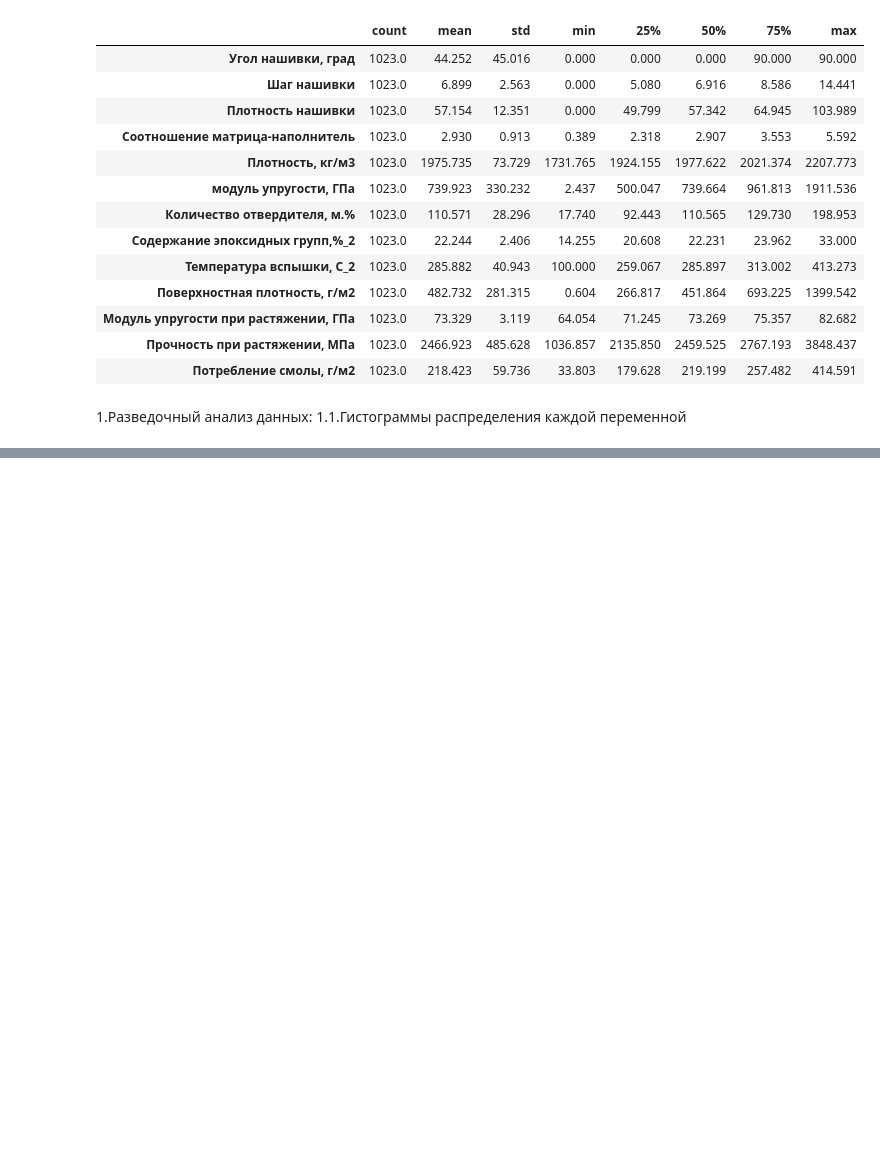
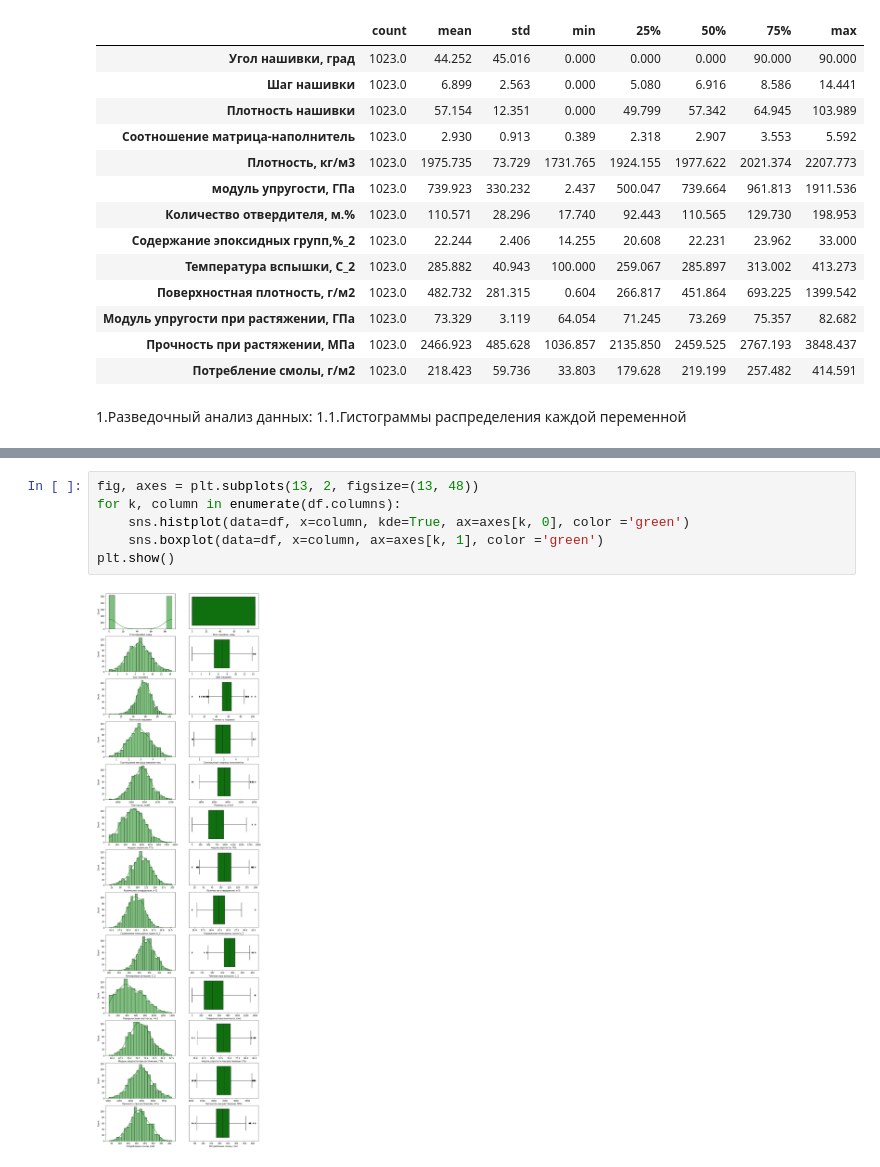
Before and after one commit to AlexeyMM84/VKR, a Jupyter notebook: VRKnew.ipynb, the cells around one changed output, grey strips where cells are left out. Cells and saved outputs as stored; diff of their text form; blank space fills up the shorter version.

```diff
--- a/VRKnew.ipynb
+++ b/VRKnew.ipynb
@@ -112,0 +113,8 @@ plt.show()
+# %%
+fig, axes = plt.subplots(13, 2, figsize=(13, 48))
+for k, column in enumerate(df.columns):
+    sns.histplot(data=df, x=column, kde=True, ax=axes[k, 0], color ='green')
+    sns.boxplot(data=df, x=column, ax=axes[k, 1], color ='green')
+plt.show()
+# %% [output]
+[figure, added]
```
Also changed, not shown: parts of 2 cells of this notebook.
